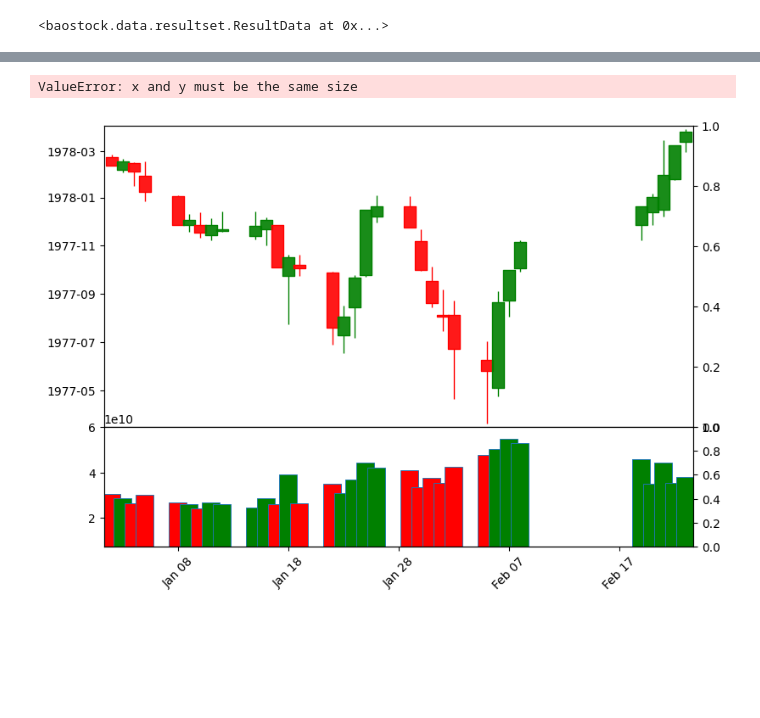
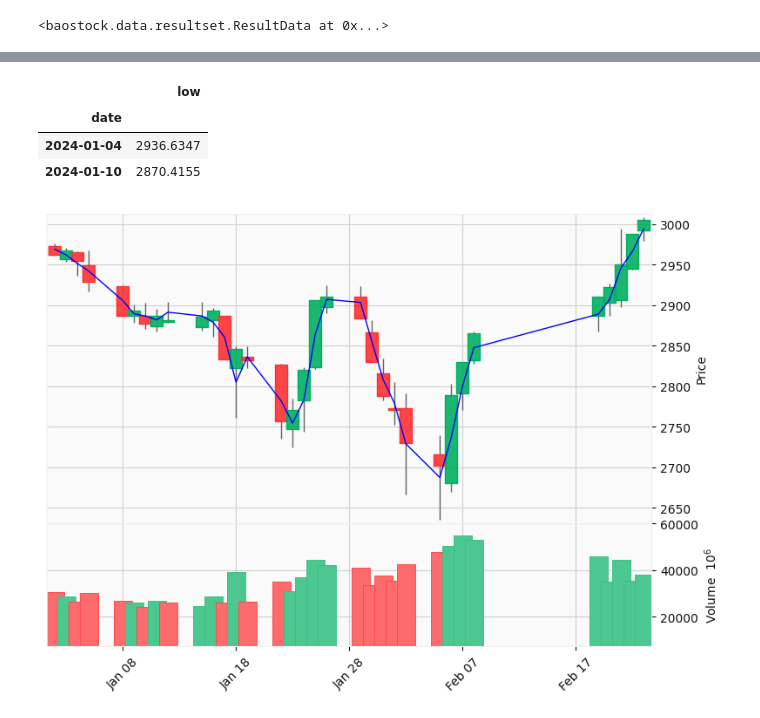
Before and after one commit to Ted88368/quant_in_action, a Jupyter notebook: quick_start/07_连接线.ipynb, the cells around one changed output, grey strips where cells are left out. Saved outputs shown, nothing was run; the diff lists cells and outputs as text; code cells hidden in the pictures; blank space fills up the shorter version.

```diff
--- a/quick_start/07_连接线.ipynb
+++ b/quick_start/07_连接线.ipynb
@@ -42,7 +63,18 @@ logout success!
+# %%
+# 选择任意两个 low 数据
+low_data = data[['low']].iloc[[2, 6]]  # 这里选择了第3和第6个数据点
+low_data
+# %% [output]
+|  | low |
+| date |  |
+| 2024-01-04 | 2936.6347 |
+| 2024-01-10 | 2870.4155 |
 # %%
+lines = [
+    mpf.make_addplot((data["low"]+data["high"])/2, color="b", width=1),
+]
 
 # 绘制K线图并添加连接线
-mpf.plot(data, addplot=[line_plot], type='candle', style=s, volume=True, show_nontrading=True, tight_layout=True)
+mpf.plot(data, addplot=lines, type='candle', style='yahoo', volume=True, show_nontrading=True, tight_layout=True)
 # %% [output]
-ValueError: x and y must be the same size
-[figure, old version]
+[figure, new version]
```
Also changed, not shown: parts of 1 cell of this notebook, 1 other file.
